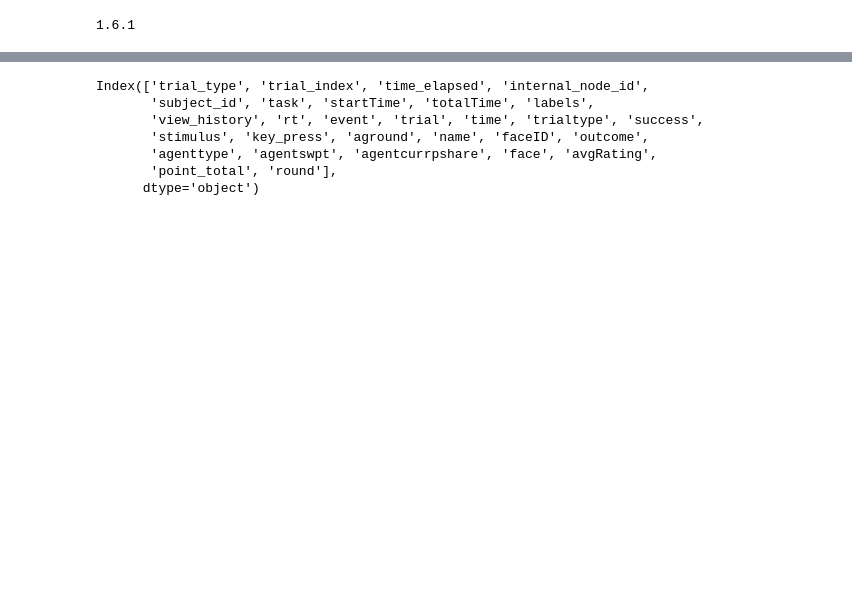
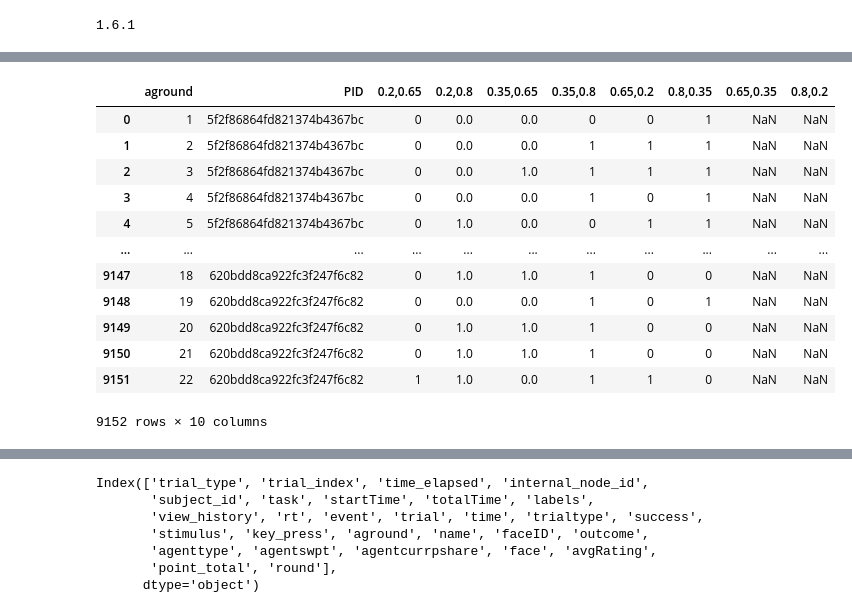
Before and after one commit to thandre6000/IPTSocialLearning, a Jupyter notebook: Modeling.ipynb, the cells around one changed output, grey strips where cells are left out. Cells and saved outputs as stored; diff of their text form; code cells hidden in the pictures; blank space fills up the shorter version.

```diff
--- a/Modeling.ipynb
+++ b/Modeling.ipynb
@@ -605,0 +695,37 @@ def sigmoid(x,a,b,c):
+# %%
+## Now the lottery data
+rwlrnEstArr=data['rwlrnEstArr']
+rwlrnOCArr=data['rwlrnOCArr']
+rwlrnSumm=data['rwlrnSumm']
+# do data wrangling to add the pre post switch parts to the outcome arrays
+rwlrnOCArr = rwlrnOCArr.reset_index()
+rwlrnOCArr = rwlrnOCArr.rename(columns={'index': 'ltround'})
+rwlrnOCArr['ltround'] = rwlrnOCArr['ltround']+1
+
+## Now the trust data
+lrnEstArr=data['lrnEstArr']
+lrnOCArr=data['lrnOCArr']
+lrnSumm=data['lrnSumm']
+# do data wrangling to add the pre post switch parts to the outcome arrays
+lrnOCArr = lrnOCArr.reset_index()
+lrnOCArr = lrnOCArr.rename(columns={'index': 'aground'})
+lrnOCArr['aground'] = lrnOCArr['aground']+1
+
+outcomes = lrnOCArr
+# %%
+outcomes = rwlrnOCArr
+lrnOCArr
+# %% [output]
+|  | aground | PID | 0.2,0.65 | 0.2,0.8 | 0.35,0.65 | 0.35,0.8 | 0.65,0.2 | 0.8,0.35 | 0.65,0.35 | 0.8,0.2 |
+| 0 | 1 | 5f2f86864fd821374b4367bc | 0 | 0.0 | 0.0 | 0 | 0 | 1 | NaN | NaN |
+| 1 | 2 | 5f2f86864fd821374b4367bc | 0 | 0.0 | 0.0 | 1 | 1 | 1 | NaN | NaN |
+| 2 | 3 | 5f2f86864fd821374b4367bc | 0 | 0.0 | 1.0 | 1 | 1 | 1 | NaN | NaN |
+| 3 | 4 | 5f2f86864fd821374b4367bc | 0 | 0.0 | 0.0 | 1 | 0 | 1 | NaN | NaN |
+| 4 | 5 | 5f2f86864fd821374b4367bc | 0 | 1.0 | 0.0 | 0 | 1 | 1 | NaN | NaN |
+| ... | ... | ... | ... | ... | ... | ... | ... | ... | ... | ... |
+| 9147 | 18 | 620bdd8ca922fc3f247f6c82 | 0 | 1.0 | 1.0 | 1 | 0 | 0 | NaN | NaN |
+| 9148 | 19 | 620bdd8ca922fc3f247f6c82 | 0 | 0.0 | 0.0 | 1 | 0 | 1 | NaN | NaN |
+| 9149 | 20 | 620bdd8ca922fc3f247f6c82 | 0 | 1.0 | 1.0 | 1 | 0 | 0 | NaN | NaN |
+| 9150 | 21 | 620bdd8ca922fc3f247f6c82 | 0 | 1.0 | 1.0 | 1 | 0 | 0 | NaN | NaN |
+| 9151 | 22 | 620bdd8ca922fc3f247f6c82 | 1 | 1.0 | 0.0 | 1 | 1 | 0 | NaN | NaN |
+9152 rows × 10 columns
```
Also changed, not shown: parts of 29 cells of this notebook, 27 other files.
